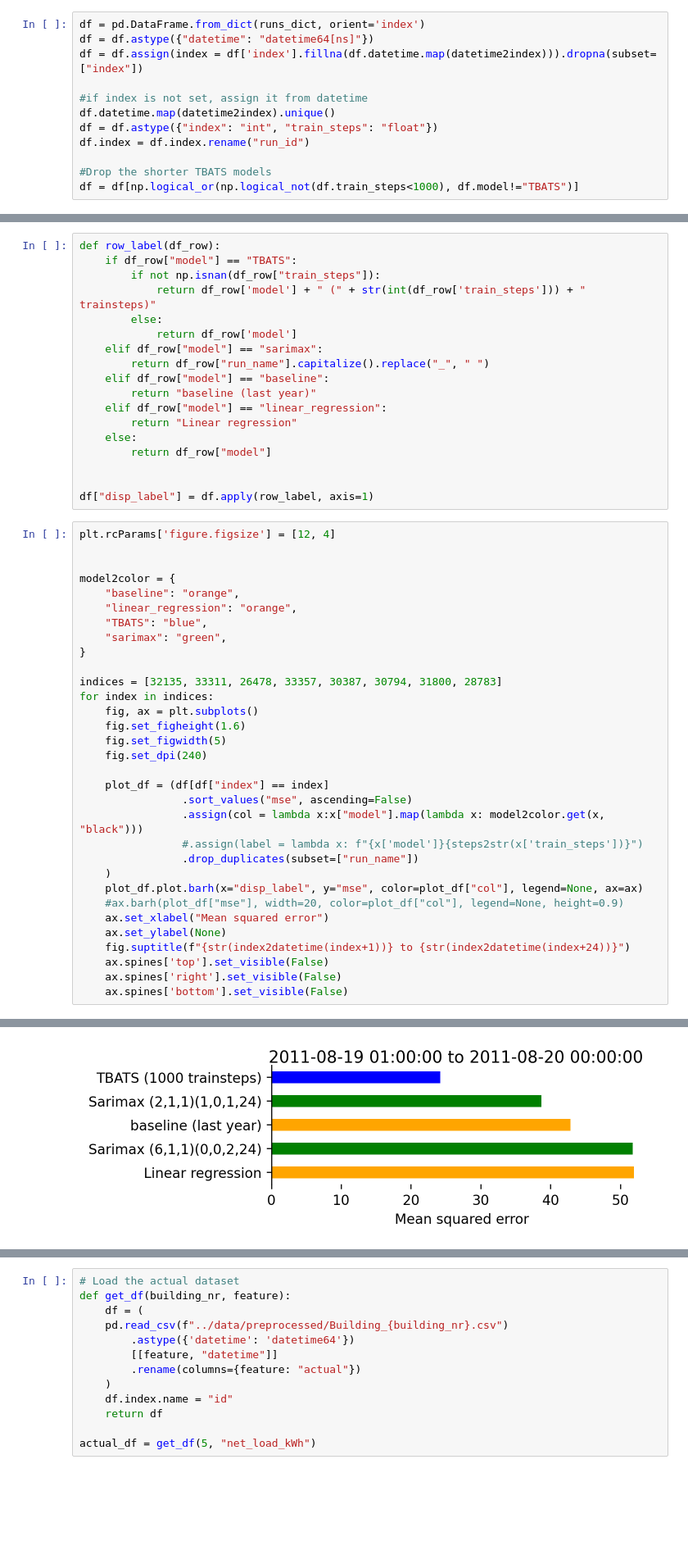
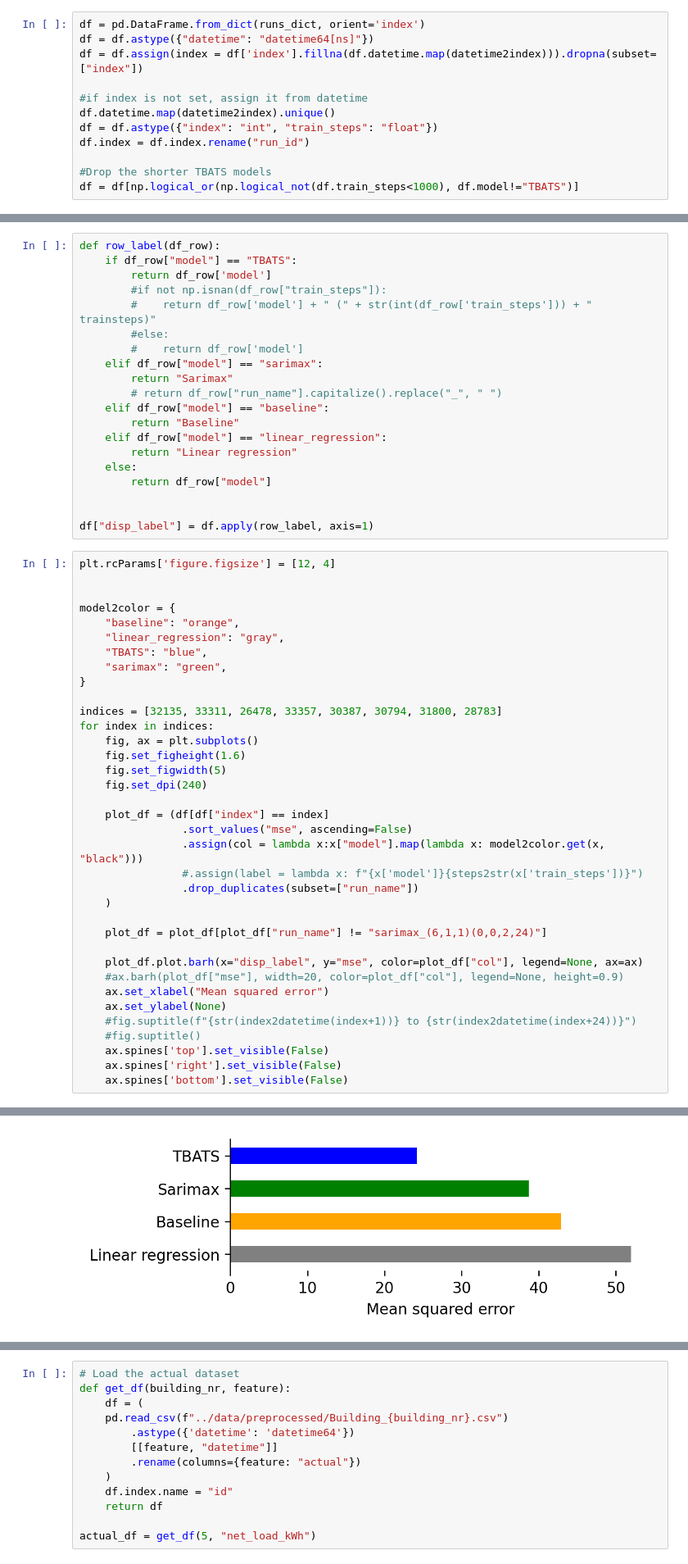
Before and after one commit to erickCantu/TheGreenCitySolutionsGroup, a Jupyter notebook: notebooks/mlflow_evaluation.ipynb, the cells around one changed output, grey strips where cells are left out. Shown at 82% size. Saved outputs shown, nothing was run; the diff lists cells and outputs as text; blank space fills up the shorter version.

Commit message:
enhanced graphics in evaluation notebook for presentation

```diff
--- a/notebooks/mlflow_evaluation.ipynb
+++ b/notebooks/mlflow_evaluation.ipynb
@@ -68,14 +68,16 @@ df.to_csv("../data/results/evaluation_matrix.csv")
 # %%
 def row_label(df_row):
     if df_row["model"] == "TBATS":
-        if not np.isnan(df_row["train_steps"]):
-            return df_row['model'] + " (" + str(int(df_row['train_steps'])) + " trainsteps)"
-        else:
-            return df_row['model']
+        return df_row['model']
+        #if not np.isnan(df_row["train_steps"]):
+        #    return df_row['model'] + " (" + str(int(df_row['train_steps'])) + " trainsteps)"
+        #else:
+        #    return df_row['model']
     elif df_row["model"] == "sarimax":
-        return df_row["run_name"].capitalize().replace("_", " ")
+        return "Sarimax"
+        # return df_row["run_name"].capitalize().replace("_", " ")
     elif df_row["model"] == "baseline":
-        return "baseline (last year)"
+        return "Baseline"
     elif df_row["model"] == "linear_regression":
         return "Linear regression"
     else:
@@ -89,7 +91,7 @@ plt.rcParams['figure.figsize'] = [12, 4]
 
 model2color = {
     "baseline": "orange",
-    "linear_regression": "orange",
+    "linear_regression": "gray",
     "TBATS": "blue",
     "sarimax": "green",
 }
@@ -107,11 +109,15 @@ for index in indices:
                 #.assign(label = lambda x: f"{x['model']}{steps2str(x['train_steps'])}")
                 .drop_duplicates(subset=["run_name"])
     )
+
+    plot_df = plot_df[plot_df["run_name"] != "sarimax_(6,1,1)(0,0,2,24)"]
+
     plot_df.plot.barh(x="disp_label", y="mse", color=plot_df["col"], legend=None, ax=ax)
     #ax.barh(plot_df["mse"], width=20, color=plot_df["col"], legend=None, height=0.9)
     ax.set_xlabel("Mean squared error")
     ax.set_ylabel(None)
-    fig.suptitle(f"{str(index2datetime(index+1))} to {str(index2datetime(index+24))}")
+    #fig.suptitle(f"{str(index2datetime(index+1))} to {str(index2datetime(index+24))}")
+    #fig.suptitle()
     ax.spines['top'].set_visible(False)
     ax.spines['right'].set_visible(False)
     ax.spines['bottom'].set_visible(False)
@@ -125 +131 @@ for index in indices:
-[figure, old version]
+[figure, new version]
```
Also changed, not shown: parts of 5 cells of this notebook, 1 other file.
